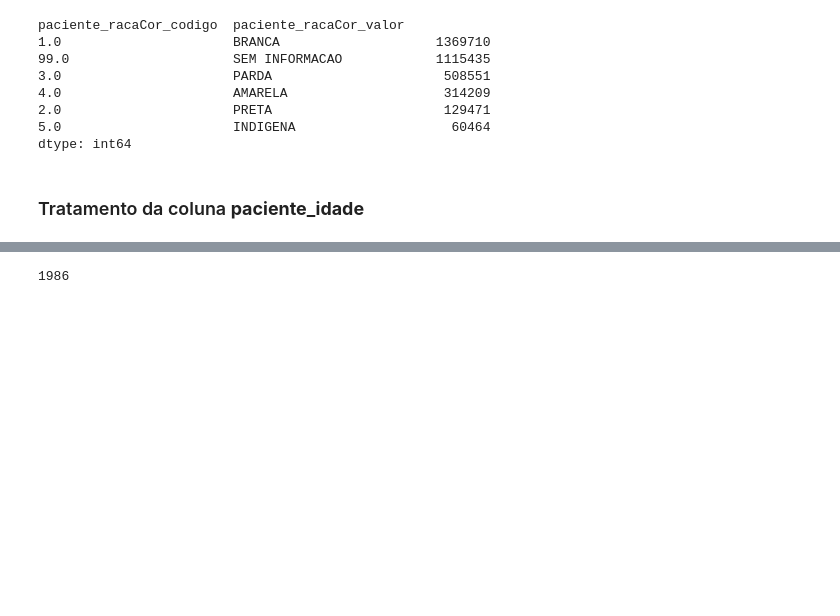
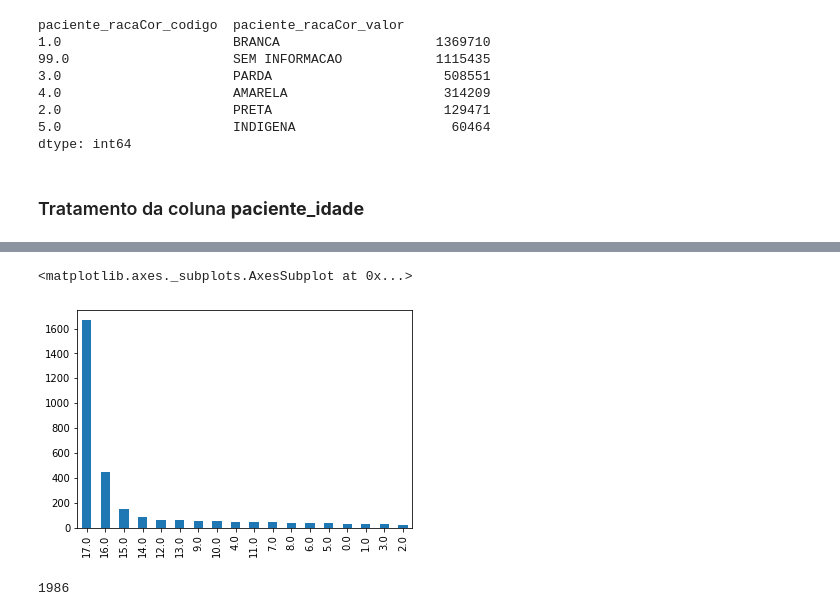
Before and after one commit to massaoiwanaga/topespsi, a Jupyter notebook: TESI_VAC_COVID.ipynb, the cells around one changed output, grey strips where cells are left out. Saved outputs shown, nothing was run; the diff lists cells and outputs as text; code cells hidden in the pictures; blank space fills up the shorter version.

```diff
--- a/TESI_VAC_COVID.ipynb
+++ b/TESI_VAC_COVID.ipynb
@@ -546,4 +546,9 @@ df_idade_menor['paciente_idade'].value_counts()
 Name: paciente_idade, dtype: int64
+# %%
+df_idade_menor['paciente_idade'].value_counts().plot.bar()
+# %% [output]
+<matplotlib.axes._subplots.AxesSubplot at 0x...>
+[figure, added]
 # %%
 # De forma semelhante, vamos identificar os casos de vacinação em paciente de idade superior a 110 anos
 df_idade_maior = df_vacinacao[(df_vacinacao.paciente_idade > 110.0)]
```
Also changed, not shown: parts of 4 cells of this notebook.
